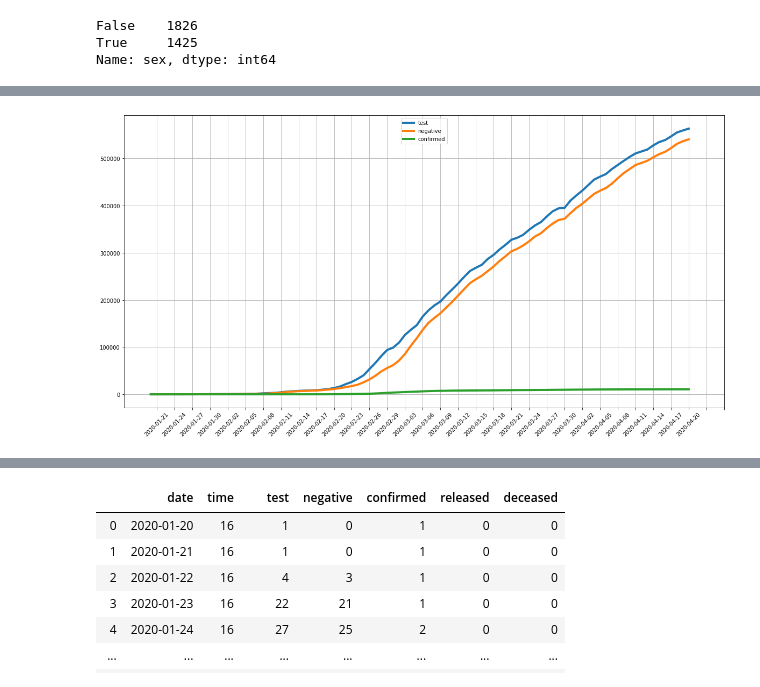
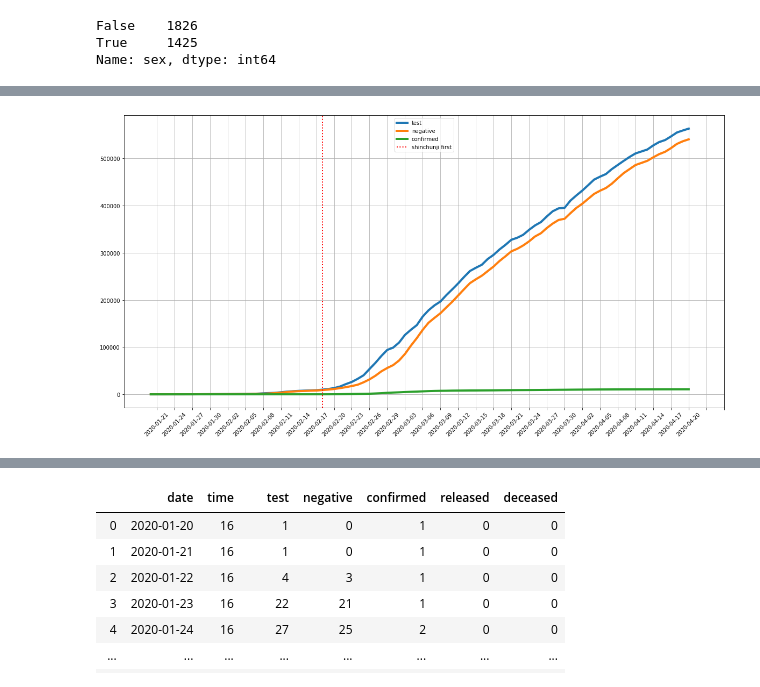
Before and after one commit to Junhyuk93/corona-EDA, a Jupyter notebook: corona_base.ipynb, the cells around one changed output, grey strips where cells are left out. Drawn from its saved outputs; the diff is of its cells as text; code cells hidden in the pictures.

```diff
--- a/corona_base.ipynb
+++ b/corona_base.ipynb
@@ -337,21 +186,24 @@ Name: sex, dtype: int64
 # %%
 # 시간에 따른 검사횟수와 음성 양성 판정수
 
 plt.figure(figsize=(20, 10))
 
 plt.plot(df_Time.date, df_Time.test,
          linewidth=4, label='test')
 
 plt.plot(df_Time.date, df_Time.negative,
          linewidth=4, label='negative')
 
 plt.plot(df_Time.date, df_Time.confirmed,
          linewidth=4, label='confirmed')
 plt.xticks(np.arange(1, 99, 3), rotation=45)
+
+plt.axvline(x='2020-02-18', ls=':', c='r',
+            linewidth=2, label='shinchunji first')
 plt.legend(loc=9)
 plt.grid()
 # %% [output]
-[figure, old version]
+[figure, new version]
 # %%
 # https://techreviewtips.blogspot.com/2017/10/04-02.html
 
```
Also changed, not shown: parts of 51 cells of this notebook.
